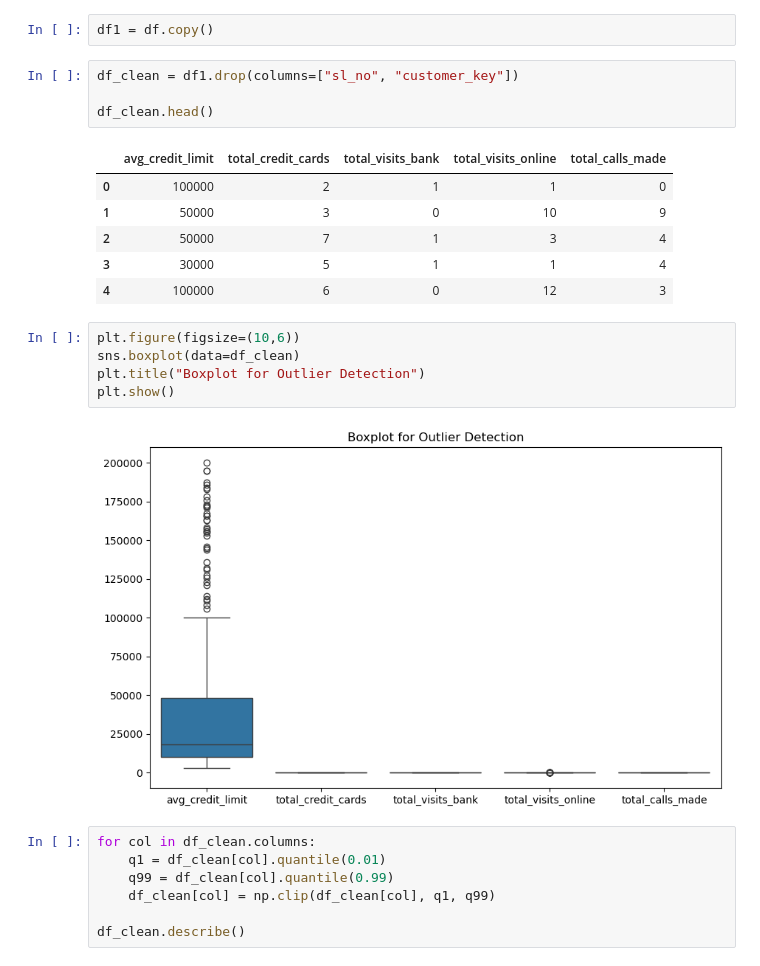
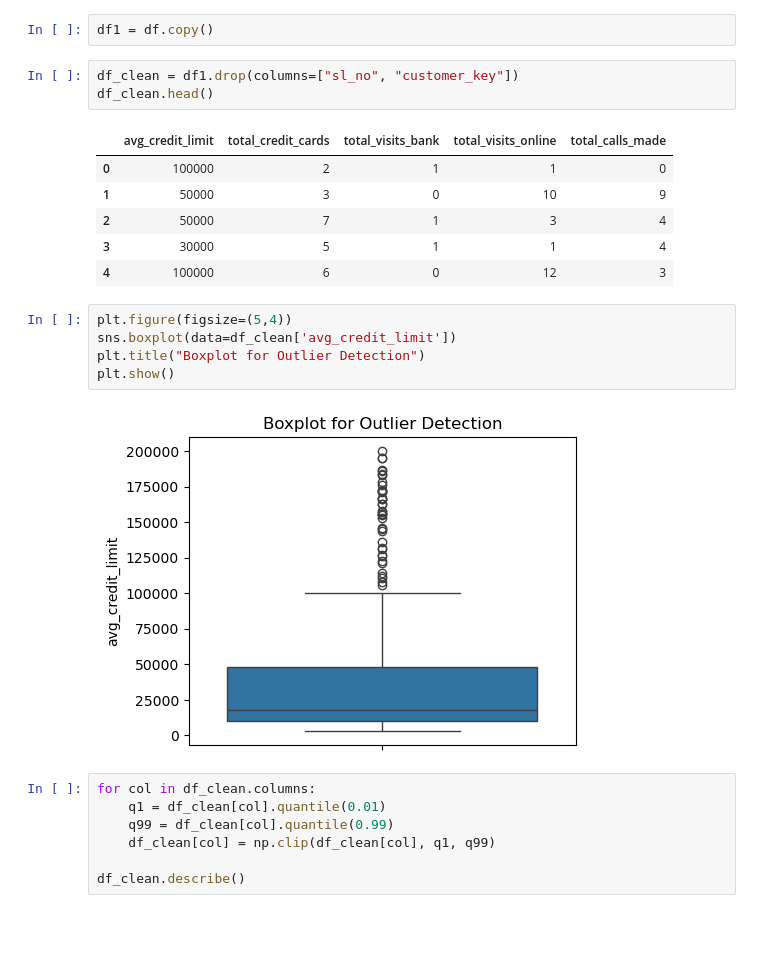
Before and after one commit to umangshukla63/credit-card-customer-segmentation, a Jupyter notebook: credit_card_customer_segmentation.ipynb, the cells around one changed output. Drawn from its saved outputs; the diff is of its cells as text; blank space fills up the shorter version.

```diff
--- a/credit_card_customer_segmentation.ipynb
+++ b/credit_card_customer_segmentation.ipynb
@@ -146,7 +143,6 @@ plt.show()
 df1 = df.copy()
 # %%
 df_clean = df1.drop(columns=["sl_no", "customer_key"])
-
 df_clean.head()
 # %% [output]
 |  | avg_credit_limit | total_credit_cards | total_visits_bank | total_visits_online | total_calls_made |
@@ -156,12 +152,12 @@ df_clean.head()
 | 3 | 30000 | 5 | 1 | 1 | 4 |
 | 4 | 100000 | 6 | 0 | 12 | 3 |
 # %%
-plt.figure(figsize=(10,6))
-sns.boxplot(data=df_clean)
+plt.figure(figsize=(5,4))
+sns.boxplot(data=df_clean['avg_credit_limit'])
 plt.title("Boxplot for Outlier Detection")
 plt.show()
 # %% [output]
-[figure, old version]
+[figure, new version]
 # %%
 for col in df_clean.columns:
     q1 = df_clean[col].quantile(0.01)
```
Also changed, not shown: parts of 14 cells of this notebook.
